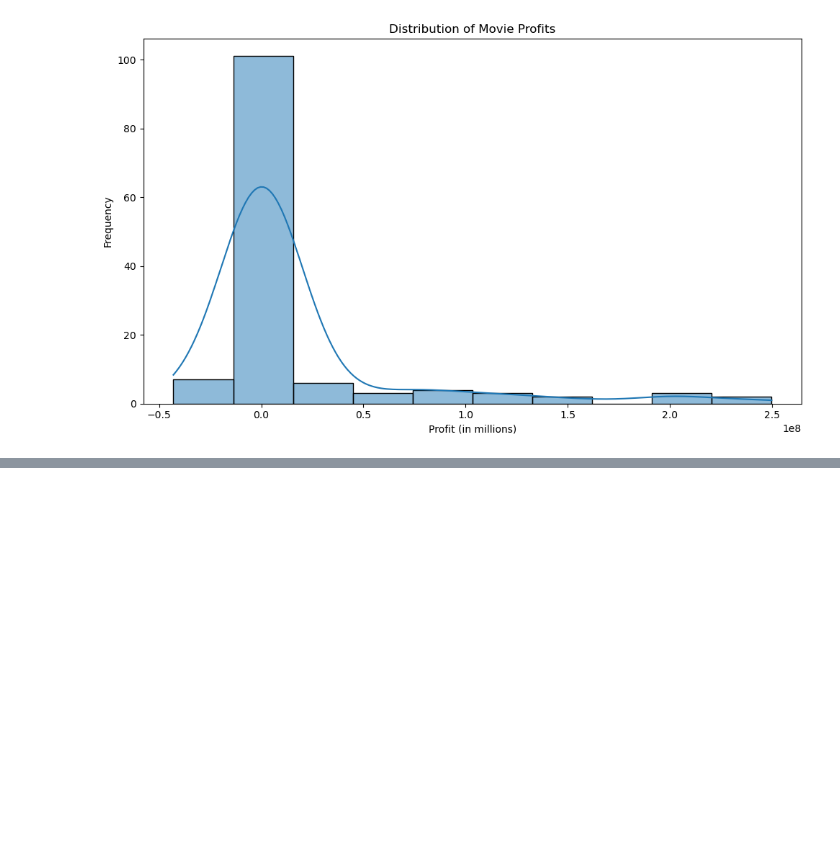
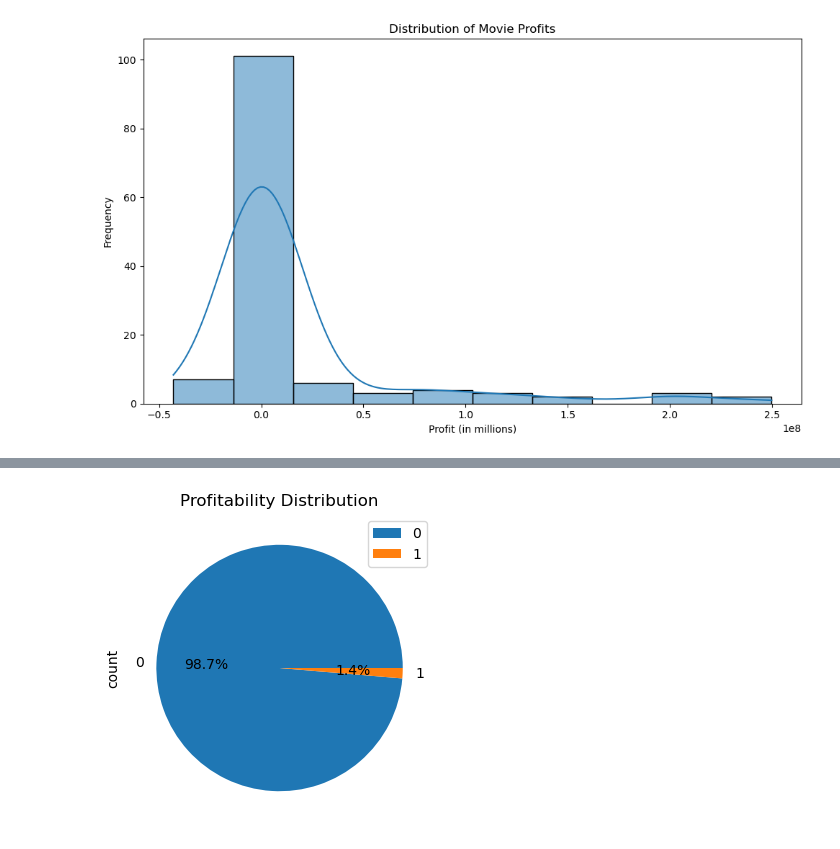
Before and after one commit to NiamBashambu/DS4200finalproject, a Jupyter notebook: dataexploration.ipynb, the cells around one changed output, grey strips where cells are left out. Saved outputs shown, nothing was run; the diff lists cells and outputs as text; code cells hidden in the pictures; blank space fills up the shorter version.

```diff
--- a/dataexploration.ipynb
+++ b/dataexploration.ipynb
@@ -127,0 +143,11 @@ See the caveats in the documentation: https://pandas.pydata.org/pandas-docs/stab
+# %%
+# Profitability Analysis
+# Evaluate movie success
+
+plt.figure(figsize=(6,4))
+data['is_profitable'].value_counts().plot(kind='pie', autopct='%1.1f%%')
+plt.title('Profitability Distribution')
+plt.legend()
+plt.show()
+# %% [output]
+[figure, added]
```
Also changed, not shown: parts of 2 cells of this notebook.
